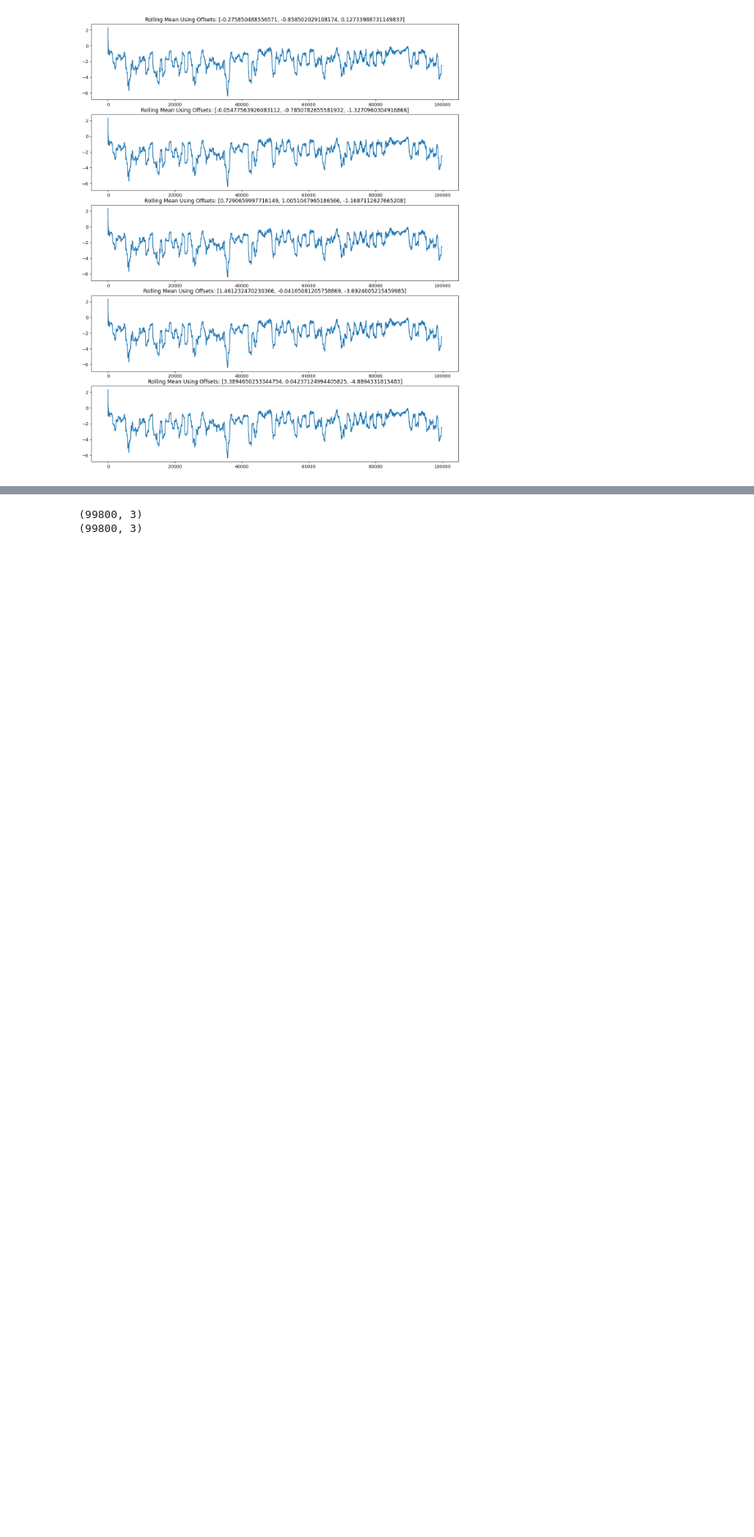
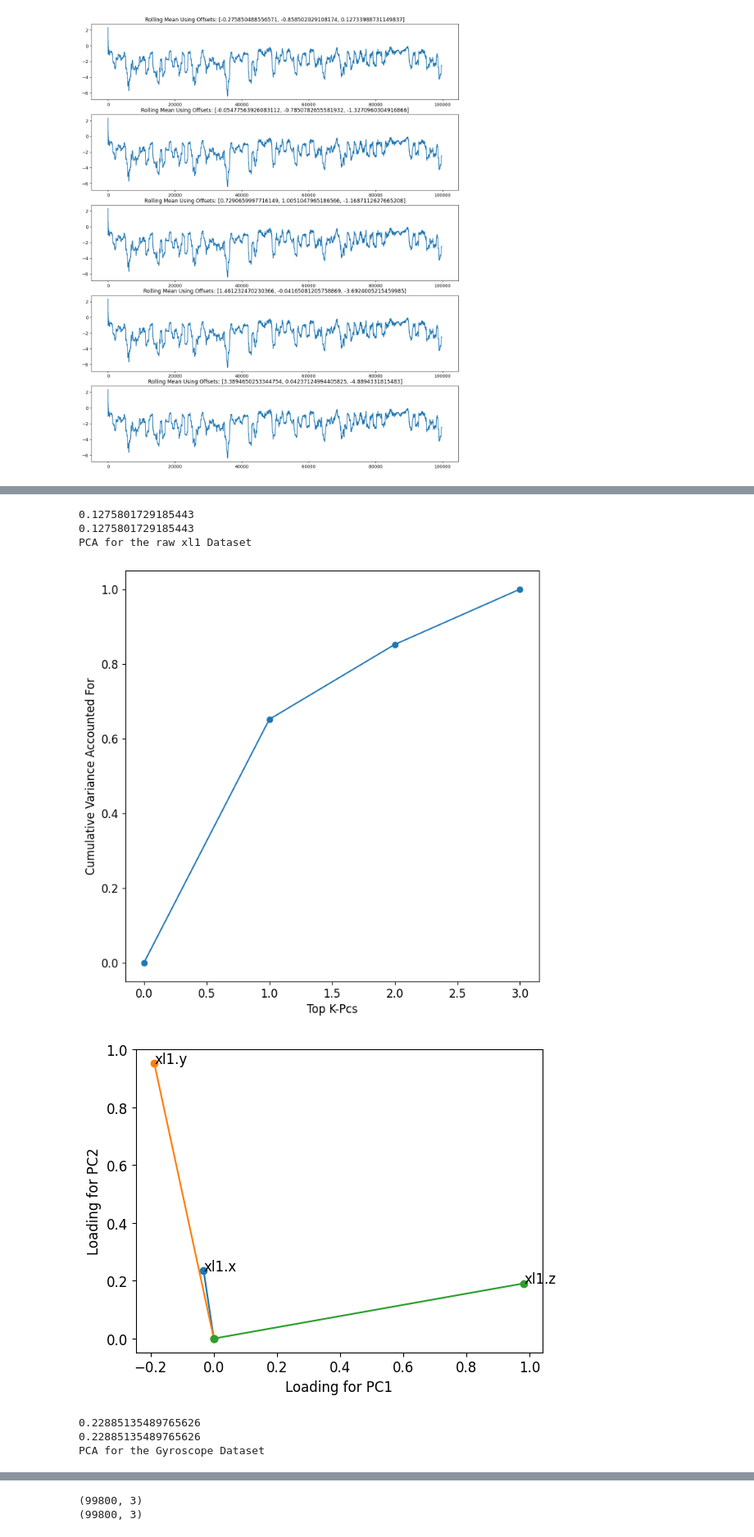
Before and after one commit to ahmedRafique744/Trim-management, a Jupyter notebook: imu_processing.ipynb, the cells around one changed output, grey strips where cells are left out. Shown at 82% size. Saved outputs shown, nothing was run; the diff lists cells and outputs as text; code cells hidden in the pictures; blank space fills up the shorter version.

```diff
--- a/imu_processing.ipynb
+++ b/imu_processing.ipynb
@@ -1029,0 +1032,54 @@ imu_dead_reckoning(xl_ned, 1/100) #dt is set to 1/100, I downsampled to 100 poin
+# %%
+# Implementing PCA on xl1_ned and xl1_dat
+
+xl_pca = pca.PCA(xl1)
+xl_pca.fit(["xl1.x", "xl1.y", "xl1.z"])
+xl_pca.elbow_plot()
+
+print("PCA for the raw xl1 Dataset")
+
+plt.subplots()
+xl_pca.loading_plot()
+plt.show()
+
+
+gy_pca = pca.PCA(gy)
+gy_pca.fit(["gy.x", "gy.y", "gy.z"])
+gy_pca.elbow_plot()
+
+print("PCA for the Gyroscope Dataset")
+
+plt.subplots()
+gy_pca.loading_plot()
+plt.show()
+
+
+gps_gf = np.load("gps_data.npy")
+gps_df = pd.DataFrame(gps_gf[1:,:], columns=gps_gf[0,:])
+cols_to_convert = gps_df.columns[gps_df.columns != 'interval_id']
+gps_df[cols_to_convert] = gps_df[cols_to_convert].apply(pd.to_numeric, errors='coerce')
+
+gps_pca = pca.PCA(gps_df)
+print(gps_df)
+column_list = list(gps_df.columns)
+print(column_list)
+gps_first_node = column_list[2:9] + column_list[12:15]
+gps_first_node = gps_first_node[:6] + [gps_first_node[7]]
+print(gps_first_node)
+gps_pca.fit(gps_first_node)
+gps_pca.elbow_plot()
+
+print("PCA for the GPS Dataset")
+
+plt.subplots()
+gps_pca.loading_plot()
+plt.show()
+# %% [output]
+0.1275801729185443
+0.1275801729185443
+PCA for the raw xl1 Dataset
+[figure, added]
+[figure, added]
+0.22885135489765626
+0.22885135489765626
+PCA for the Gyroscope Dataset
```
Also changed, not shown: parts of 5 cells of this notebook, 1 other file.
